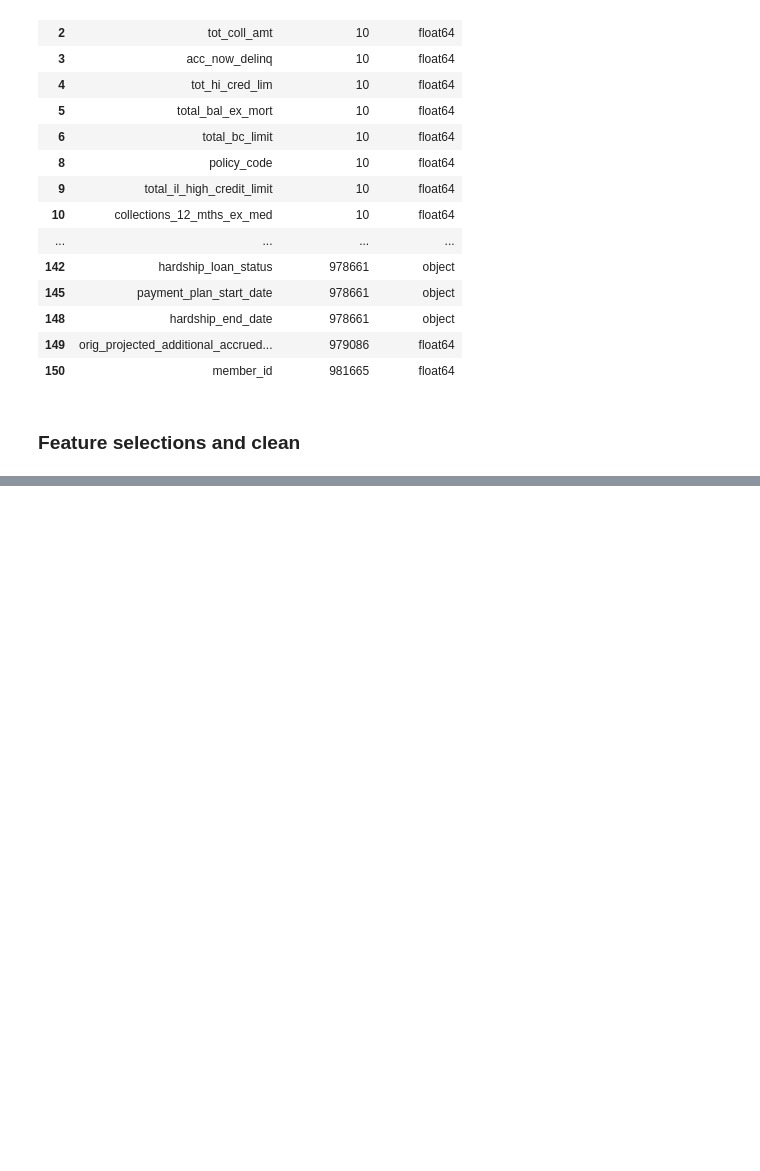
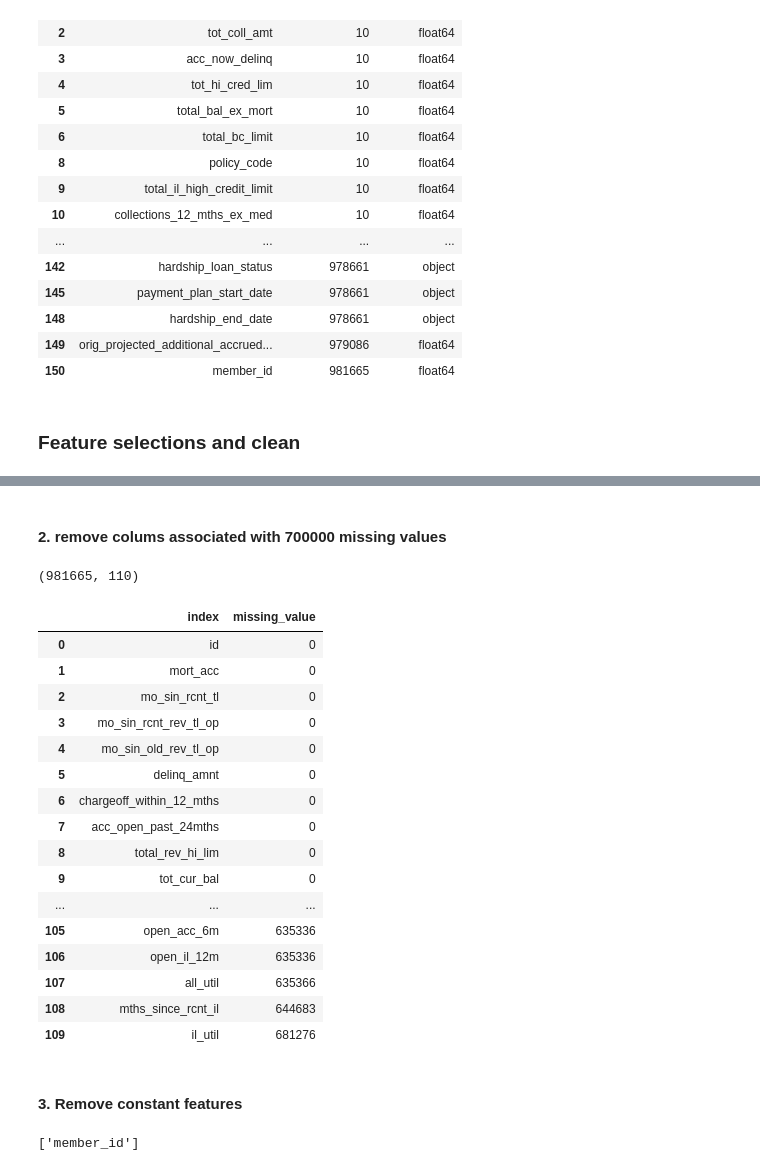
Before and after one commit to msahamed/lending_loan_prediction, a Jupyter notebook: loan_prediction.ipynb, the cells around one changed output, grey strips where cells are left out. Drawn from its saved outputs; the diff is of its cells as text; code cells hidden in the pictures; blank space fills up the shorter version.

```diff
--- a/loan_prediction.ipynb
+++ b/loan_prediction.ipynb
@@ -72,0 +104,2 @@ df_dtypes.sort_values(['missing_value', 'feature_type'])
+# %%
+miss_10_row_index.remove(81812)
@@ -72,0 +120,34 @@ df_dtypes.sort_values(['missing_value', 'feature_type'])
+# %%
+df = df[~df.index.isin(miss_10_row_index)]
+# %% [markdown]
+#### 2. remove colums associated with 700000 missing values
+# %%
+miss_7000 = list(missing_df[missing_df.missing_value >= 700000]['index'])
+# %%
+df.drop(miss_7000, axis = 1, inplace= True)
+# %%
+df.shape
+# %% [output]
+(981665, 110)
+# %%
+df.isnull().sum(axis = 0).sort_values().to_frame('missing_value').reset_index()
+# %% [output]
+|  | index | missing_value |
+| 0 | id | 0 |
+| 1 | mort_acc | 0 |
+| 2 | mo_sin_rcnt_tl | 0 |
+| 3 | mo_sin_rcnt_rev_tl_op | 0 |
+| 4 | mo_sin_old_rev_tl_op | 0 |
+| 5 | delinq_amnt | 0 |
+| 6 | chargeoff_within_12_mths | 0 |
+| 7 | acc_open_past_24mths | 0 |
+| 8 | total_rev_hi_lim | 0 |
+| 9 | tot_cur_bal | 0 |
+| ... | ... | ... |
+| 105 | open_acc_6m | 635336 |
+| 106 | open_il_12m | 635336 |
+| 107 | all_util | 635366 |
+| 108 | mths_since_rcnt_il | 644683 |
+| 109 | il_util | 681276 |
+# %% [markdown]
+#### 3. Remove constant features
@@ -72,0 +163,4 @@ df_dtypes.sort_values(['missing_value', 'feature_type'])
+# %%
+const_features
+# %% [output]
+['member_id']
```
Also changed, not shown: parts of 38 cells of this notebook, 1 other file.
